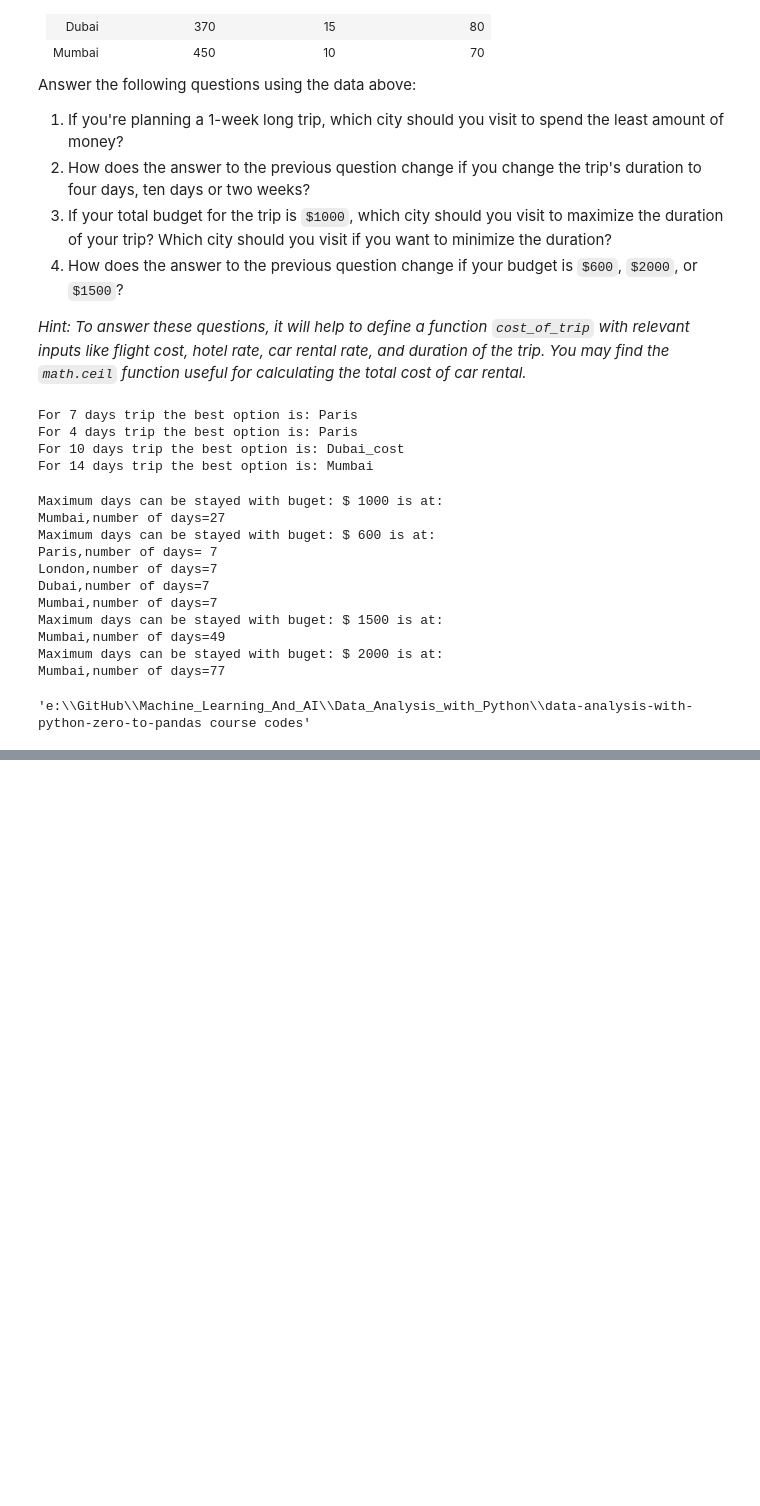
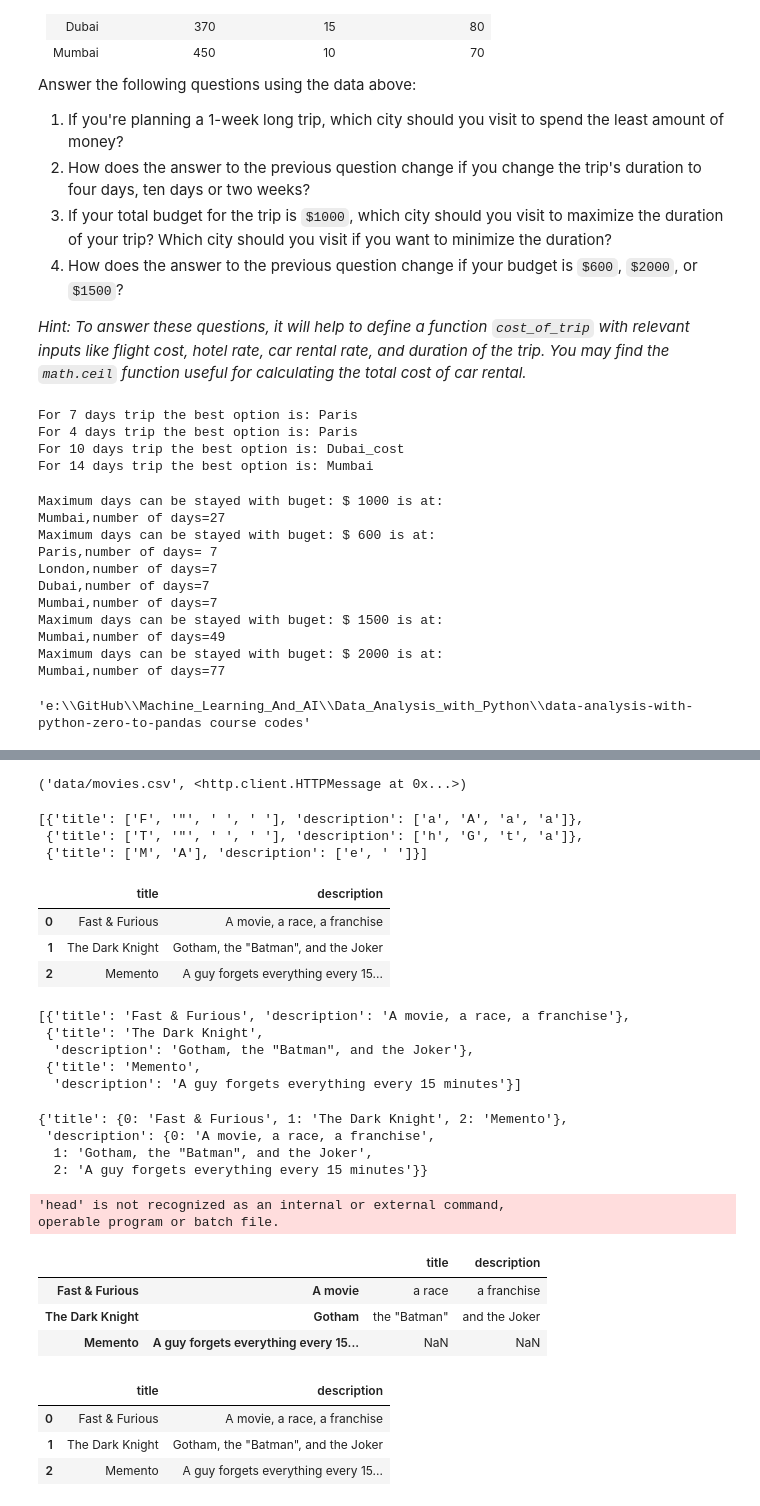
Before and after one commit to Sefayet-Alam/Machine_Learning_And_AI, a Jupyter notebook: Data_Analysis_with_Python/data-analysis-with-python-zero-to-pandas course codes/Lesson_2.ipynb, the cells around one changed output, grey strips where cells are left out. Saved outputs shown, nothing was run; the diff lists cells and outputs as text; code cells hidden in the pictures; blank space fills up the shorter version.

```diff
--- a/Data_Analysis_with_Python/data-analysis-with-python-zero-to-pandas course codes/Lesson_2.ipynb
+++ b/Data_Analysis_with_Python/data-analysis-with-python-zero-to-pandas course codes/Lesson_2.ipynb
@@ -263,0 +822,20 @@ os.getcwd()
+# %%
+urlretrieve(movies_url, 'data/movies.csv')
+# %% [output]
+('data/movies.csv', <http.client.HTTPMessage at 0x...>)
+# %%
+movies = read_csv('./data/movies.csv')
+movies
+# %% [output]
+[{'title': ['F', '"', ' ', ' '], 'description': ['a', 'A', 'a', 'a']},
+ {'title': ['T', '"', ' ', ' '], 'description': ['h', 'G', 't', 'a']},
+ {'title': ['M', 'A'], 'description': ['e', ' ']}]
+# %%
+import pandas as pd
+movies_dataframe = pd.read_csv('data/movies.csv')
+movies_dataframe
+# %% [output]
+|  | title | description |
+| 0 | Fast & Furious | A movie, a race, a franchise |
+| 1 | The Dark Knight | Gotham, the "Batman", and the Joker |
+| 2 | Memento | A guy forgets everything every 15... |
@@ -263,0 +844,37 @@ os.getcwd()
+# %%
+movies
+# %% [output]
+[{'title': 'Fast & Furious', 'description': 'A movie, a race, a franchise'},
+ {'title': 'The Dark Knight',
+  'description': 'Gotham, the "Batman", and the Joker'},
+ {'title': 'Memento',
+  'description': 'A guy forgets everything every 15 minutes'}]
+# %%
+movies_dict = movies_dataframe.to_dict()
+movies_dict
+# %% [output]
+{'title': {0: 'Fast & Furious', 1: 'The Dark Knight', 2: 'Memento'},
+ 'description': {0: 'A movie, a race, a franchise',
+  1: 'Gotham, the "Batman", and the Joker',
+  2: 'A guy forgets everything every 15 minutes'}}
+# %%
+write_csv(movies, 'movies2.csv')
+# %% [output]
+'head' is not recognized as an internal or external command,
+operable program or batch file.
+# %%
+pd.read_csv('movies2.csv')
+# %% [output]
+|  |  | title | description |
+| Fast & Furious | A movie | a race | a franchise |
+| The Dark Knight | Gotham | the "Batman" | and the Joker |
+| Memento | A guy forgets everything every 15... | NaN | NaN |
+# %%
+df2 = pd.DataFrame(movies)
+df2.to_csv('movies3.csv', index=None)
+pd.read_csv('movies3.csv')
+# %% [output]
+|  | title | description |
+| 0 | Fast & Furious | A movie, a race, a franchise |
+| 1 | The Dark Knight | Gotham, the "Batman", and the Joker |
+| 2 | Memento | A guy forgets everything every 15... |
```
Also changed, not shown: parts of 61 cells of this notebook, 11 other files.
